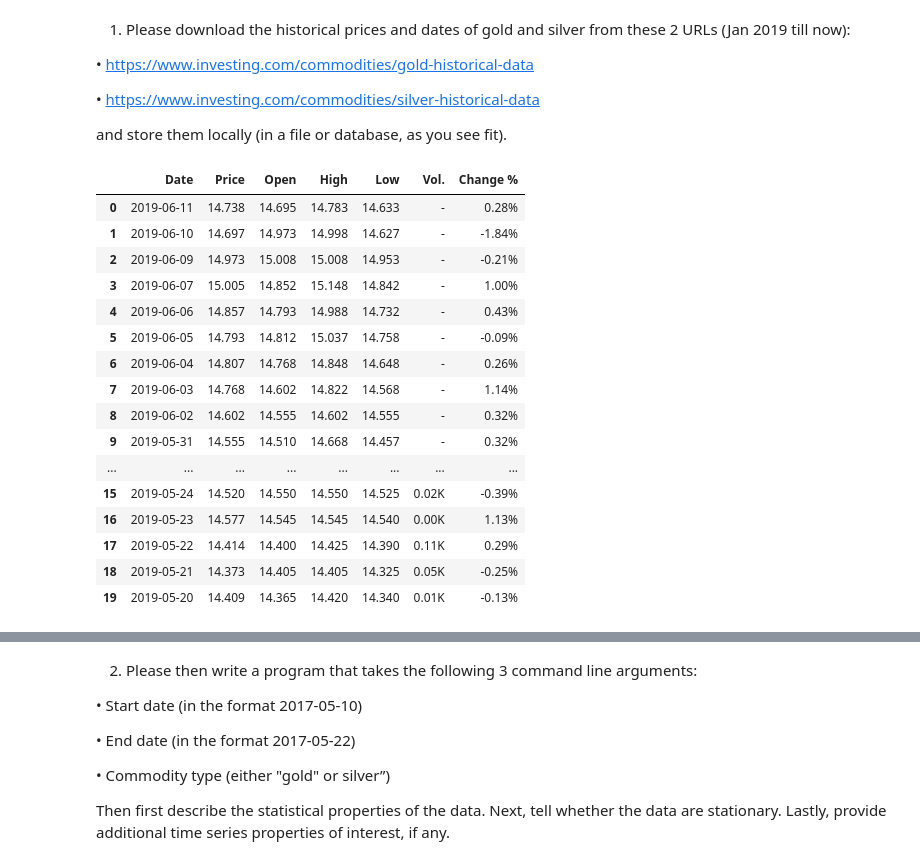
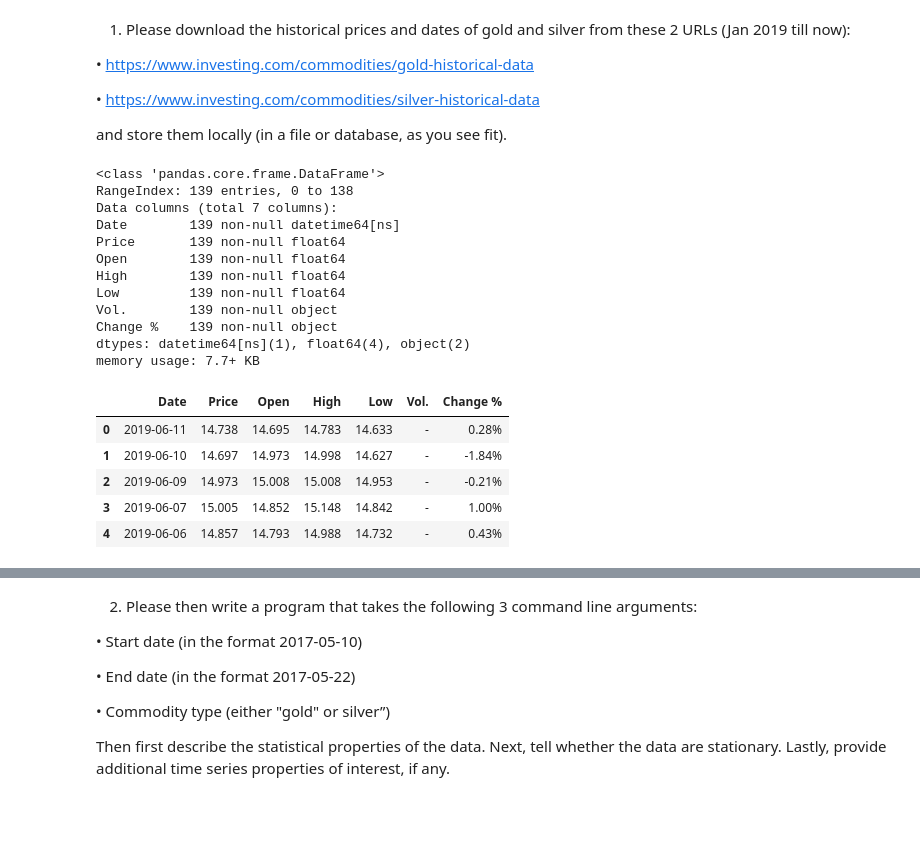
Before and after one commit to pablokimon/Silver-and-Gold, a Jupyter notebook: SilverAndGold.ipynb, the cells around one changed output, grey strips where cells are left out. Cells and saved outputs as stored; diff of their text form; code cells hidden in the pictures; blank space fills up the shorter version.

```diff
--- a/SilverAndGold.ipynb
+++ b/SilverAndGold.ipynb
@@ -24,28 +25,34 @@ from scipy import stats
 
 and store them locally (in a file or database, as you see fit).
 # %%
-silver_df = pd.read_csv('./data/Silver Futures Historical Data.csv')
-gold_df = pd.read_csv('./data/Gold Futures Historical Data.csv')
+#the 'Price' column in the gold csv was importing as object instead of float
+#so i added the thousands=',' to account for the comma
+silver_df = pd.read_csv('./data/Silver Futures Historical Data.csv',sep=',', thousands=',')
+gold_df = pd.read_csv('./data/Gold Futures Historical Data.csv',sep=',', thousands=',')
 # %%
 silver_df['Date']= pd.to_datetime(silver_df['Date'])
 gold_df['Date']= pd.to_datetime(gold_df['Date'])
+# %%
+silver_df.info()
+# %% [output]
+<class 'pandas.core.frame.DataFrame'>
+RangeIndex: 139 entries, 0 to 138
+Data columns (total 7 columns):
+Date        139 non-null datetime64[ns]
+Price       139 non-null float64
+Open        139 non-null float64
+High        139 non-null float64
+Low         139 non-null float64
+Vol.        139 non-null object
+Change %    139 non-null object
+dtypes: datetime64[ns](1), float64(4), object(2)
+memory usage: 7.7+ KB
 # %%
-silver_df.head(20)
+silver_df.head()
 # %% [output]
 |  | Date | Price | Open | High | Low | Vol. | Change % |
 | 0 | 2019-06-11 | 14.738 | 14.695 | 14.783 | 14.633 | - | 0.28% |
 | 1 | 2019-06-10 | 14.697 | 14.973 | 14.998 | 14.627 | - | -1.84% |
 | 2 | 2019-06-09 | 14.973 | 15.008 | 15.008 | 14.953 | - | -0.21% |
 | 3 | 2019-06-07 | 15.005 | 14.852 | 15.148 | 14.842 | - | 1.00% |
 | 4 | 2019-06-06 | 14.857 | 14.793 | 14.988 | 14.732 | - | 0.43% |
-| 5 | 2019-06-05 | 14.793 | 14.812 | 15.037 | 14.758 | - | -0.09% |
-| 6 | 2019-06-04 | 14.807 | 14.768 | 14.848 | 14.648 | - | 0.26% |
-| 7 | 2019-06-03 | 14.768 | 14.602 | 14.822 | 14.568 | - | 1.14% |
-| 8 | 2019-06-02 | 14.602 | 14.555 | 14.602 | 14.555 | - | 0.32% |
-| 9 | 2019-05-31 | 14.555 | 14.510 | 14.668 | 14.457 | - | 0.32% |
-| ... | ... | ... | ... | ... | ... | ... | ... |
-| 15 | 2019-05-24 | 14.520 | 14.550 | 14.550 | 14.525 | 0.02K | -0.39% |
-| 16 | 2019-05-23 | 14.577 | 14.545 | 14.545 | 14.540 | 0.00K | 1.13% |
-| 17 | 2019-05-22 | 14.414 | 14.400 | 14.425 | 14.390 | 0.11K | 0.29% |
-| 18 | 2019-05-21 | 14.373 | 14.405 | 14.405 | 14.325 | 0.05K | -0.25% |
-| 19 | 2019-05-20 | 14.409 | 14.365 | 14.420 | 14.340 | 0.01K | -0.13% |
```
Also changed, not shown: parts of 22 cells of this notebook, 1 other file.
